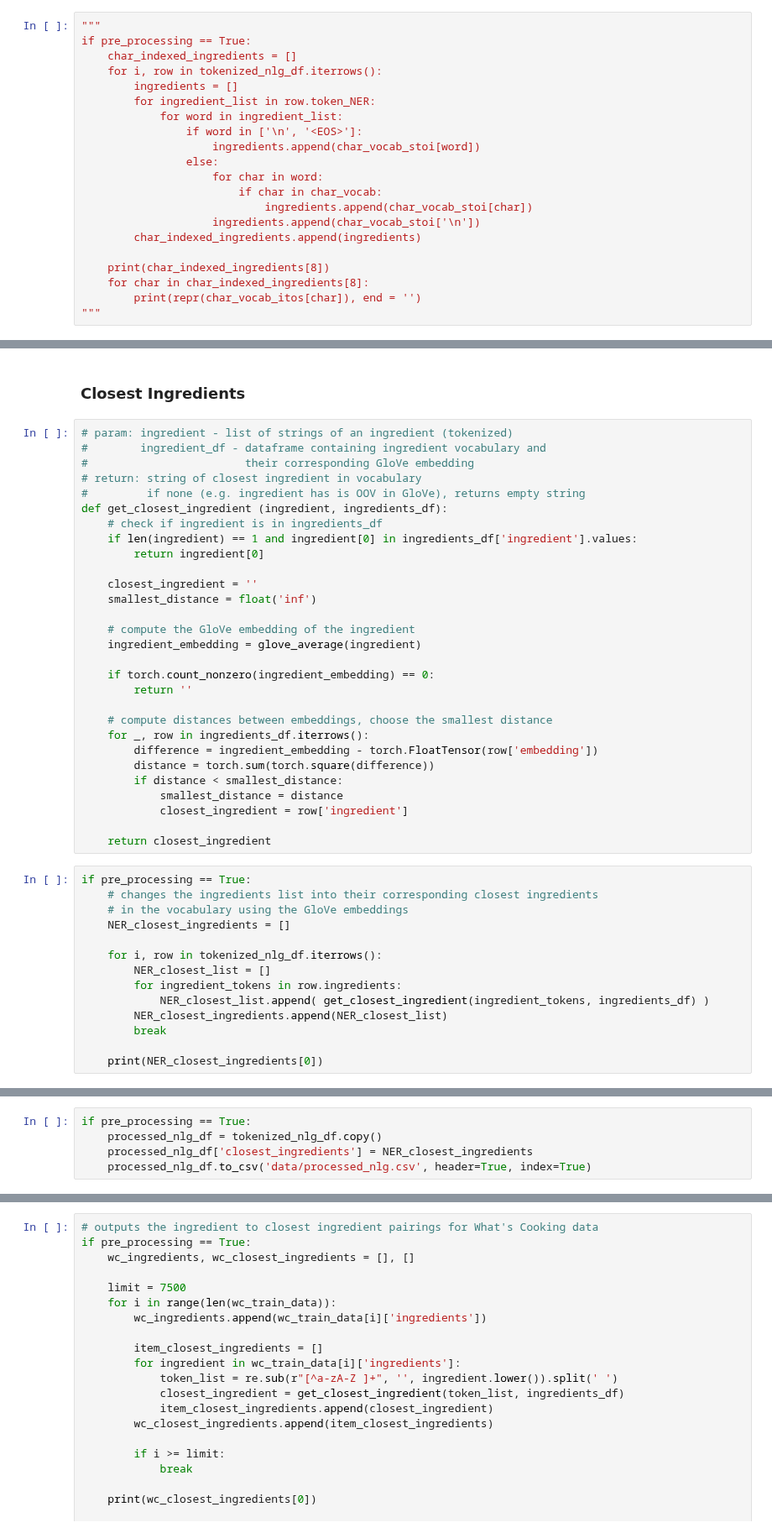
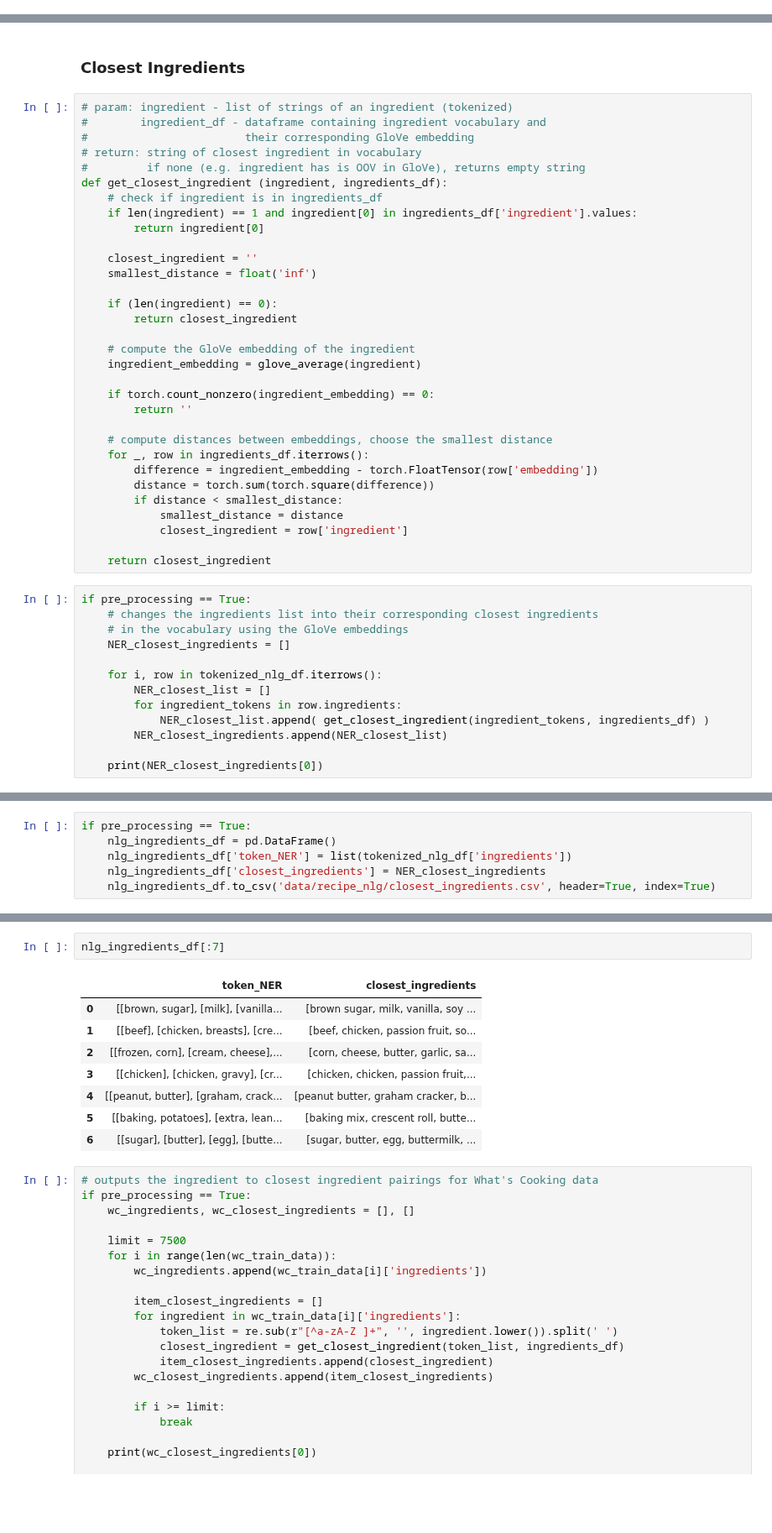
Before and after one commit to evan-ng/recipe, a Jupyter notebook: tastebud.ipynb, the cells around one changed output, grey strips where cells are left out. Shown at 84% size. Saved outputs shown, nothing was run; the diff lists cells and outputs as text; blank space fills up the shorter version.

```diff
--- a/tastebud.ipynb
+++ b/tastebud.ipynb
@@ -483,21 +456,0 @@ if pre_processing == True:
-# %%
-"""
-if pre_processing == True:
-    char_indexed_ingredients = []
-    for i, row in tokenized_nlg_df.iterrows():
-        ingredients = []
-        for ingredient_list in row.token_NER:
-            for word in ingredient_list:
-                if word in ['\n', '<EOS>']:
-                    ingredients.append(char_vocab_stoi[word])
-                else:
-                    for char in word:
-                        if char in char_vocab:
-                            ingredients.append(char_vocab_stoi[char])
-                    ingredients.append(char_vocab_stoi['\n'])
-        char_indexed_ingredients.append(ingredients)
-
-    print(char_indexed_ingredients[8])
-    for char in char_indexed_ingredients[8]:
-        print(repr(char_vocab_itos[char]), end = '')
-"""
@@ -539,6 +469,9 @@ def get_closest_ingredient (ingredient, ingredients_df):
 
     closest_ingredient = ''
     smallest_distance = float('inf')
+
+    if (len(ingredient) == 0):
+        return closest_ingredient
 
     # compute the GloVe embedding of the ingredient
     ingredient_embedding = glove_average(ingredient)
@@ -566,7 +499,6 @@ if pre_processing == True:
         for ingredient_tokens in row.ingredients:
             NER_closest_list.append( get_closest_ingredient(ingredient_tokens, ingredients_df) )
         NER_closest_ingredients.append(NER_closest_list)
-        break
 
     print(NER_closest_ingredients[0])
 # %% [output]
@@ -579,6 +505,7 @@ if pre_processing == True:
 ['brown sugar', 'milk', 'vanilla', 'soy nut', 'butter', 'rice paper']
 # %%
 if pre_processing == True:
-    processed_nlg_df = tokenized_nlg_df.copy()
-    processed_nlg_df['closest_ingredients'] = NER_closest_ingredients
-    processed_nlg_df.to_csv('data/processed_nlg.csv', header=True, index=True)
+    nlg_ingredients_df = pd.DataFrame()
+    nlg_ingredients_df['token_NER'] = list(tokenized_nlg_df['ingredients'])
+    nlg_ingredients_df['closest_ingredients'] = NER_closest_ingredients
+    nlg_ingredients_df.to_csv('data/recipe_nlg/closest_ingredients.csv', header=True, index=True)
@@ -596,3 +512,14 @@ NameError: name 'processed_nlg_df' is not defined
+# %%
+nlg_ingredients_df[:7]
+# %% [output]
+|  | token_NER | closest_ingredients |
+| 0 | [[brown, sugar], [milk], [vanilla... | [brown sugar, milk, vanilla, soy ... |
+| 1 | [[beef], [chicken, breasts], [cre... | [beef, chicken, passion fruit, so... |
+| 2 | [[frozen, corn], [cream, cheese],... | [corn, cheese, butter, garlic, sa... |
+| 3 | [[chicken], [chicken, gravy], [cr... | [chicken, chicken, passion fruit,... |
+| 4 | [[peanut, butter], [graham, crack... | [peanut butter, graham cracker, b... |
+| 5 | [[baking, potatoes], [extra, lean... | [baking mix, crescent roll, butte... |
+| 6 | [[sugar], [butter], [egg], [butte... | [sugar, butter, egg, buttermilk, ... |
 # %%
 # outputs the ingredient to closest ingredient pairings for What's Cooking data
 if pre_processing == True:
```
Also changed, not shown: parts of 10 cells of this notebook, 3 other files.
